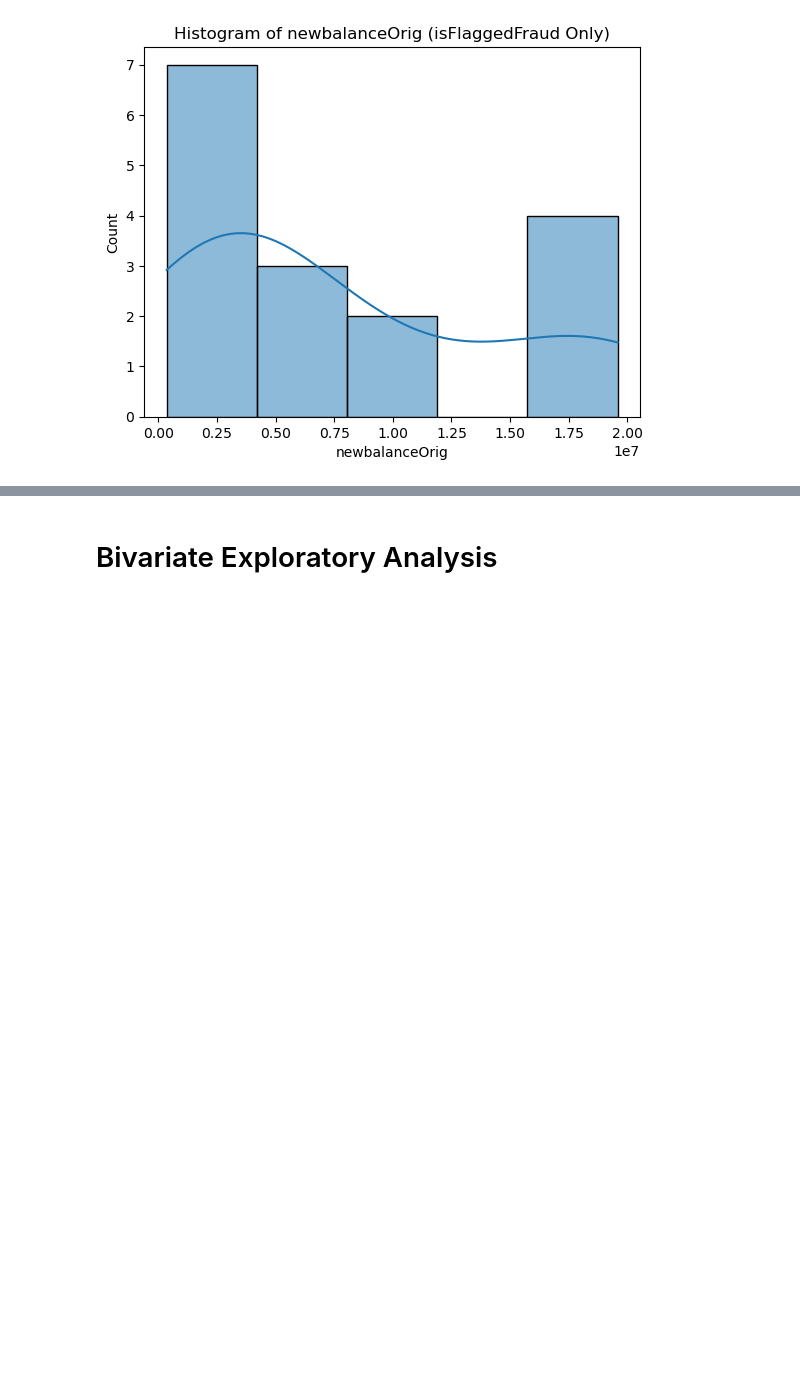
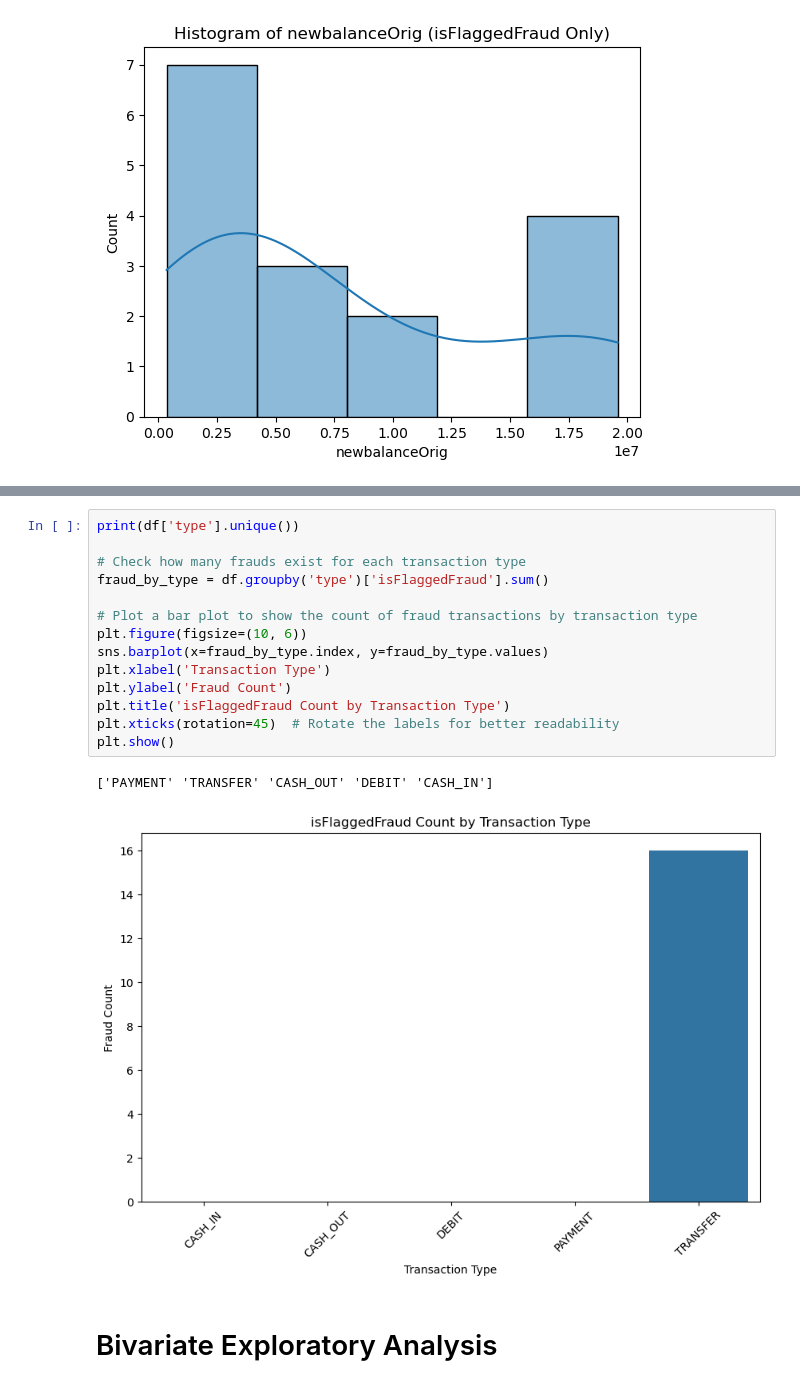
Before and after one commit to ricardijj1/Financial-Fraud-Project, a Jupyter notebook: code/eda.ipynb, the cells around one changed output, grey strips where cells are left out. Cells and saved outputs as stored; diff of their text form; blank space fills up the shorter version.

```diff
--- a/code/eda.ipynb
+++ b/code/eda.ipynb
@@ -188,2 +170,19 @@ plt.show()
+# %%
+print(df['type'].unique())
+
+# Check how many frauds exist for each transaction type
+fraud_by_type = df.groupby('type')['isFlaggedFraud'].sum()
+
+# Plot a bar plot to show the count of fraud transactions by transaction type
+plt.figure(figsize=(10, 6))
+sns.barplot(x=fraud_by_type.index, y=fraud_by_type.values)
+plt.xlabel('Transaction Type')
+plt.ylabel('Fraud Count')
+plt.title('isFlaggedFraud Count by Transaction Type')
+plt.xticks(rotation=45)  # Rotate the labels for better readability
+plt.show()
+# %% [output]
+['PAYMENT' 'TRANSFER' 'CASH_OUT' 'DEBIT' 'CASH_IN']
+[figure, added]
 # %% [markdown]
 # Bivariate Exploratory Analysis
```
Also changed, not shown: parts of 2 cells of this notebook.
